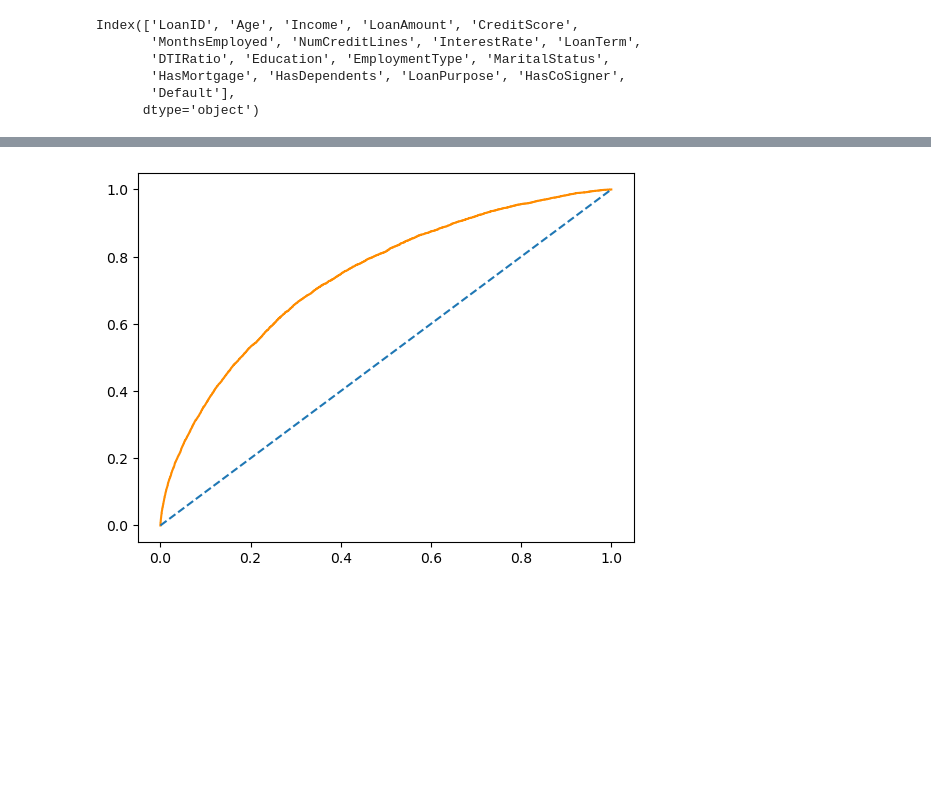
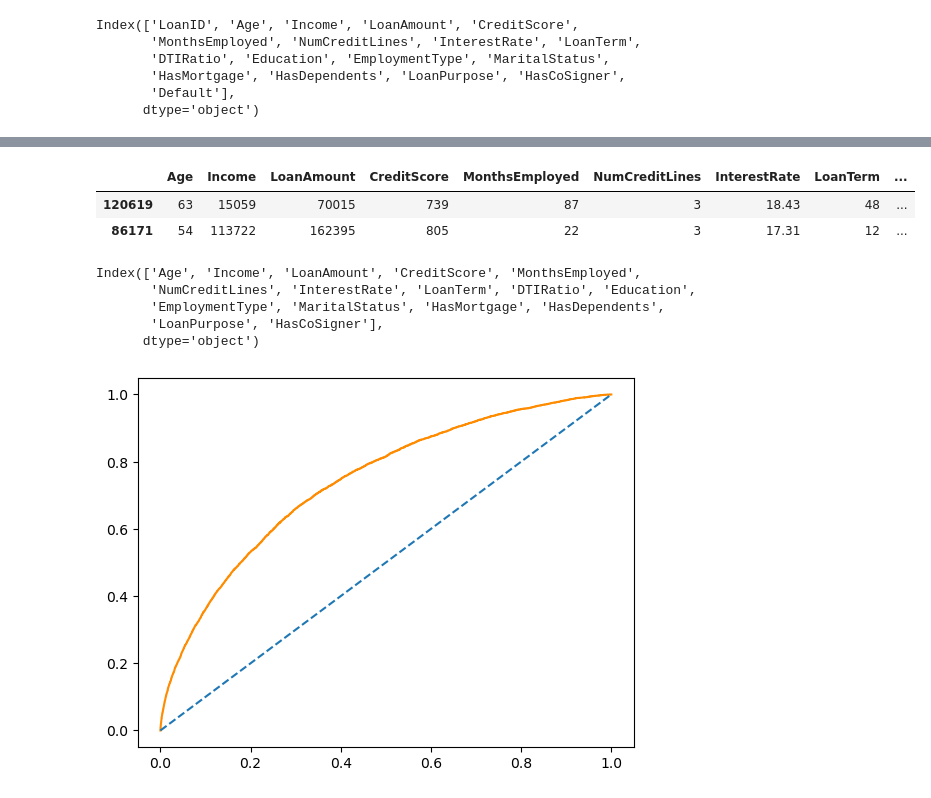
Before and after one commit to zexze/cloud_project, a Jupyter notebook: model_building.ipynb, the cells around one changed output, grey strips where cells are left out. Drawn from its saved outputs; the diff is of its cells as text; code cells hidden in the pictures; blank space fills up the shorter version.

```diff
--- a/model_building.ipynb
+++ b/model_building.ipynb
@@ -76,6 +106,20 @@ X = data.drop(['Default'], axis=1)
 y = data['Default']
 # %%
 X_train, X_test, y_train, y_test = train_test_split(X, y, test_size=0.25, random_state=42)
+# %%
+X_train.head(2)
+# %% [output]
+|  | Age | Income | LoanAmount | CreditScore | MonthsEmployed | NumCreditLines | InterestRate | LoanTerm | ... |
+| 120619 | 63 | 15059 | 70015 | 739 | 87 | 3 | 18.43 | 48 | ... |
+| 86171 | 54 | 113722 | 162395 | 805 | 22 | 3 | 17.31 | 12 | ... |
+# %%
+X_train.columns
+# %% [output]
+Index(['Age', 'Income', 'LoanAmount', 'CreditScore', 'MonthsEmployed',
+       'NumCreditLines', 'InterestRate', 'LoanTerm', 'DTIRatio', 'Education',
+       'EmploymentType', 'MaritalStatus', 'HasMortgage', 'HasDependents',
+       'LoanPurpose', 'HasCoSigner'],
+      dtype='object')
 # %%
 model1 = XGBClassifier()
 model1.fit(X_train, y_train)
```
Also changed, not shown: parts of 11 cells of this notebook, 2 other files.
